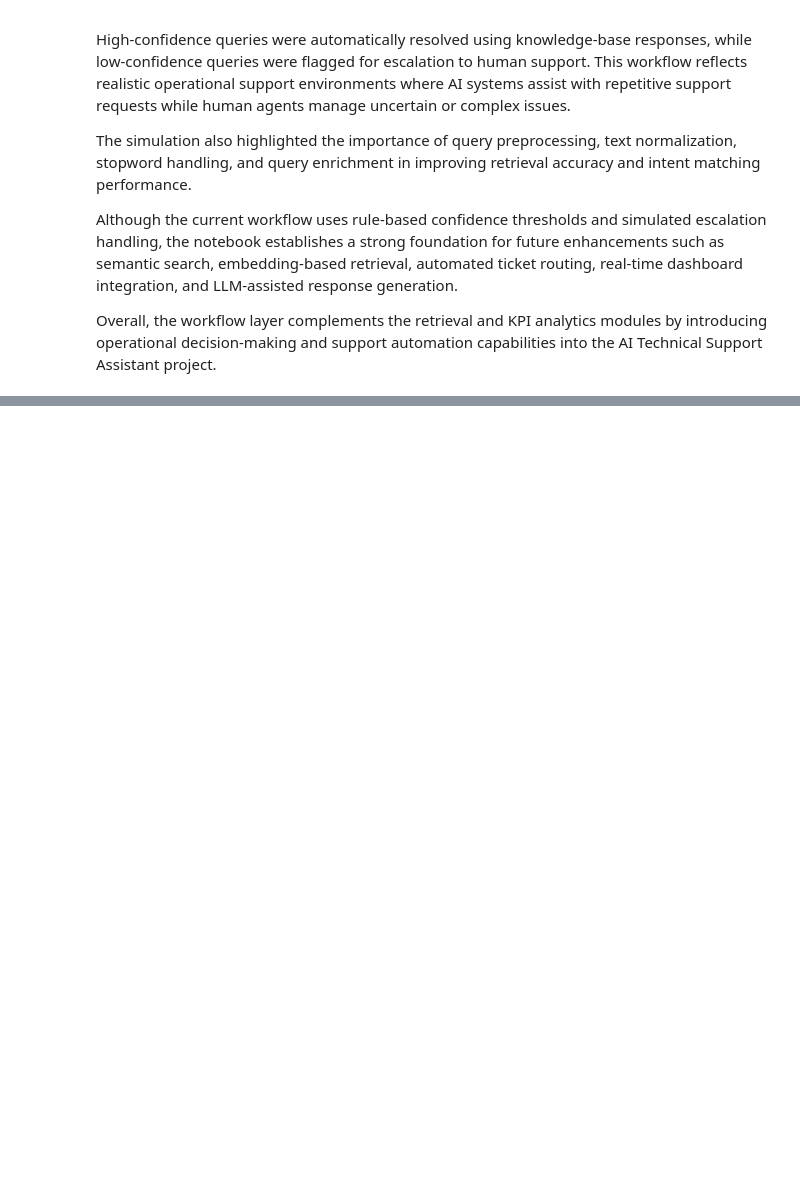
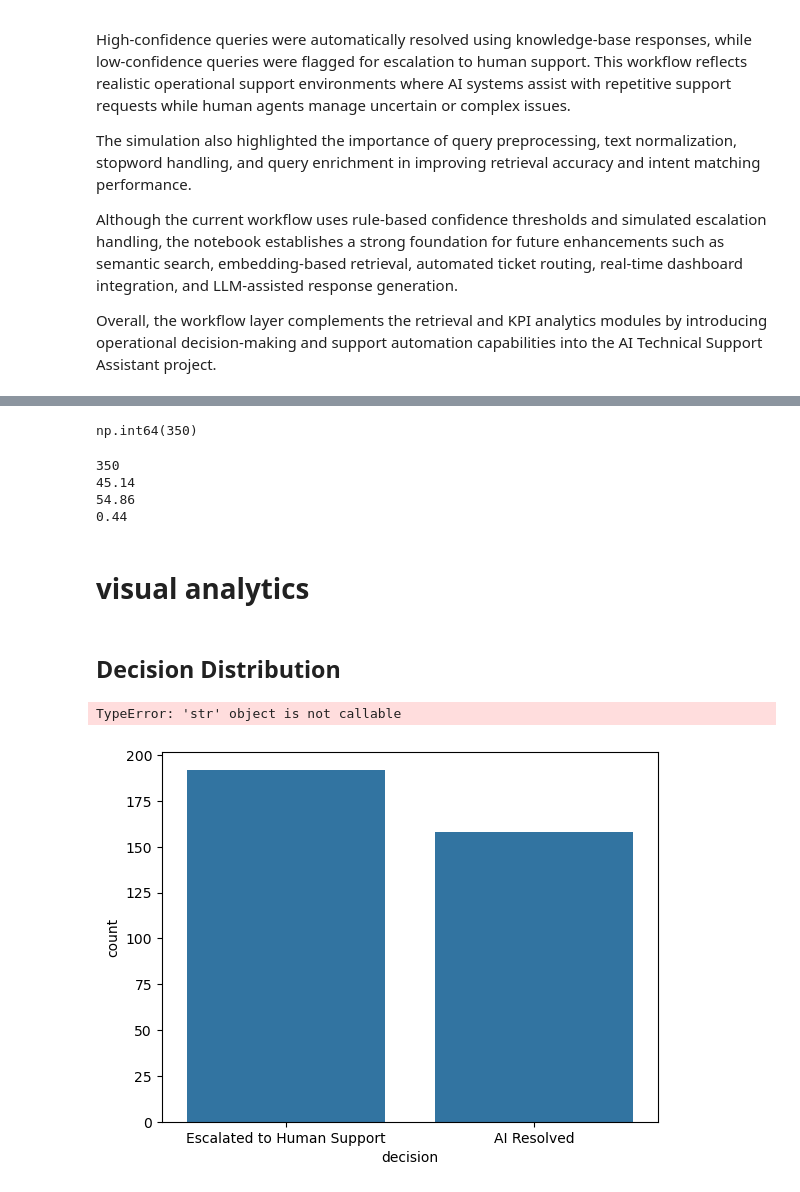
Before and after one commit to Ash2243/ai-technical-support-assistant, a Jupyter notebook: notebook/Workflow_Simulation.ipynb, the cells around one changed output, grey strips where cells are left out. Cells and saved outputs as stored; diff of their text form; code cells hidden in the pictures; blank space fills up the shorter version.

```diff
--- a/notebook/Workflow_Simulation.ipynb
+++ b/notebook/Workflow_Simulation.ipynb
@@ -142,0 +217,9 @@ Overall, the workflow layer complements the retrieval and KPI analytics modules
+# %%
+workflow_logs = []
+
+for query in sample_queries:
+    workflow_logs.append(simulate_workflow(query))
+
+workflow_df = pd.DataFrame(workflow_logs)
+
+workflow_df.head(100)
@@ -142,0 +287,12 @@ Overall, the workflow layer complements the retrieval and KPI analytics modules
+# %%
+augmented_queries = []
+
+for query in sample_queries:
+    augmented_queries.append(query)
+
+    for _ in range(5):
+        augmented_queries.append(
+            augment_query(query)
+        )
+
+len(augmented_queries)
@@ -142,0 +301,7 @@ Overall, the workflow layer complements the retrieval and KPI analytics modules
+# %%
+for query in augmented_queries:
+    workflow_logs.append(simulate_workflow(query))
+
+workflow_df = pd.DataFrame(workflow_logs)
+
+workflow_df.info()
@@ -142,0 +332,5 @@ Overall, the workflow layer complements the retrieval and KPI analytics modules
+# %%
+total_queries=workflow_df['decision'].count()
+total_queries
+# %% [output]
+np.int64(350)
@@ -142,0 +349,12 @@ Overall, the workflow layer complements the retrieval and KPI analytics modules
+# %%
+print(total_queries)
+print(resolution_rate)
+print(escalation_rate)
+print(avg_similarity_score)
+# %% [output]
+350
+45.14
+54.86
+0.44
+# %% [markdown]
+# visual analytics
@@ -142,0 +364,11 @@ Overall, the workflow layer complements the retrieval and KPI analytics modules
+# %% [markdown]
+## Decision Distribution
+# %%
+sns.countplot(data=workflow_df,x='decision')
+plt.title('Decision distribution')
+plt.xlabel('Decision')
+plt.ylabel('count')
+plt.show()
+# %% [output]
+TypeError: 'str' object is not callable
+[figure, added]
```
Also changed, not shown: parts of 22 cells of this notebook.
